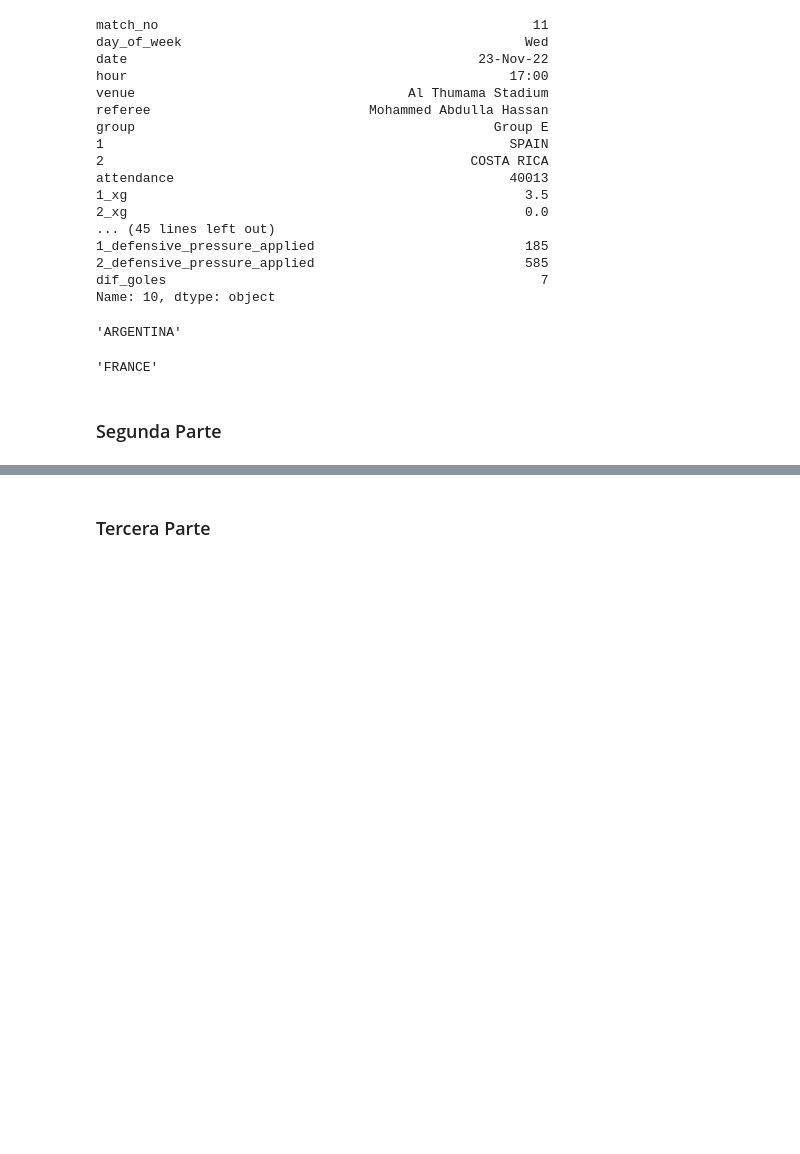
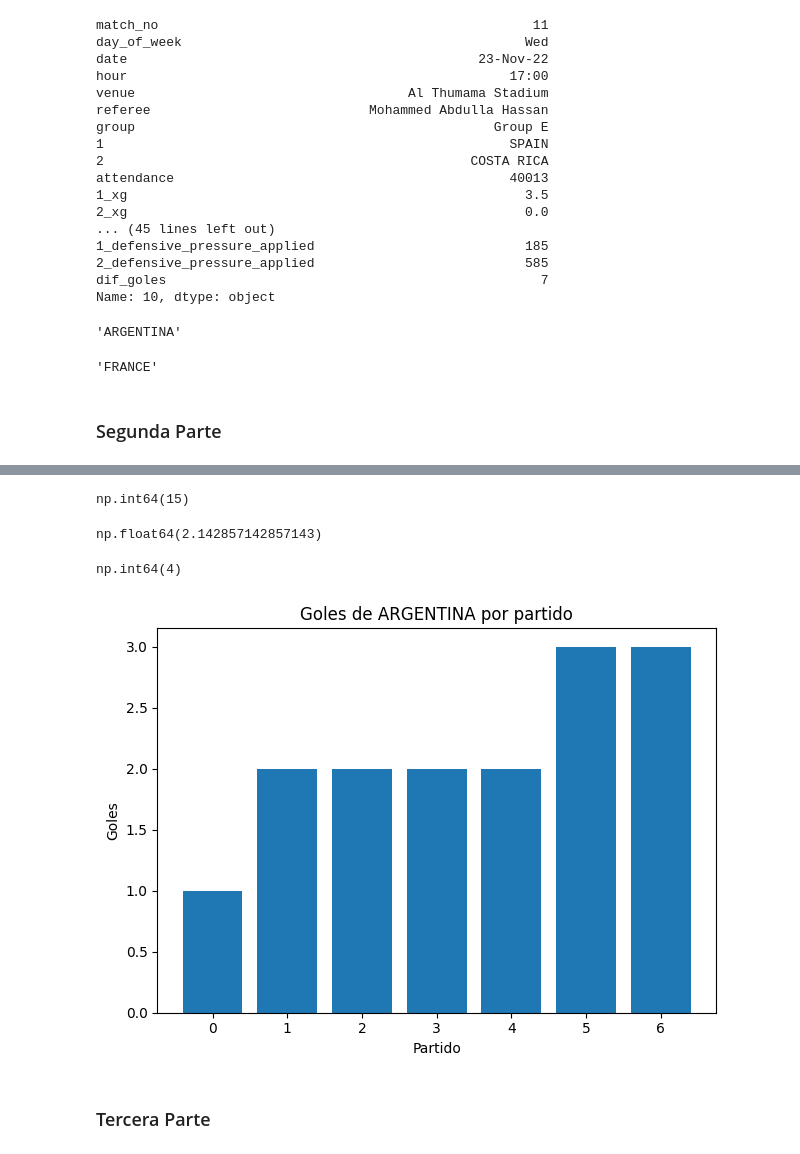
Before and after one commit to ORT-Shulian-Software/mundial-qatar-2022-Martinesteso, a Jupyter notebook: mundial_qatar_2022.ipynb, the cells around one changed output, grey strips where cells are left out. Drawn from its saved outputs; the diff is of its cells as text; code cells hidden in the pictures; blank space fills up the shorter version.

```diff
--- a/mundial_qatar_2022.ipynb
+++ b/mundial_qatar_2022.ipynb
@@ -183,14 +153,15 @@ equipo : str = "ARGENTINA"
 # Seleccionar todos los partidos que jugo el equipo de "local"
 # Completar
 
-filtroLocal : pd.Series =
+filtroLocal : pd.Series = mundial["1"] == equipo
 # %%
 # Seleccionar todos los partidos que jugo el equipo de "visitante"
 # Completar
 
-filtroVisitante : pd.Series =
+filtroVisitante : pd.Series = mundial["2"] == equipo
 # %%
 # Seleccionar todos los partidos que jugo el equipo (de "local" o "visitante")
 # Completar
 
-partidos : pd.DataFrame =
+partidos : pd.DataFrame = mundial[filtroLocal | filtroVisitante]
+partidos
@@ -198,12 +179,26 @@ partidos : pd.DataFrame =
 # Cuantos goles hizo el equipo en total (obtener los goles metidos de local y sumarlos con los goles metidos de visitante)
 # Completar
 
-goles : int =
+goles_local = mundial.loc[filtroLocal, "1_goals"].sum()
+goles_visitante = mundial.loc[filtroVisitante, "2_goals"].sum()
+goles : int = goles_local + goles_visitante
+goles
+# %% [output]
+np.int64(15)
 # %%
 # Cuantos goles hizo el equipo en promedio
 # Completar
+
+goles / len(partidos)
+# %% [output]
+np.float64(2.142857142857143)
 # %%
 # Cuantos partidos gano el equipo
 # Completar
 
-ganados : int =
+ganados_local = ((mundial["1"] == equipo) & (mundial["1_goals"] > mundial["2_goals"])).sum()
+ganados_visitante = ((mundial["2"] == equipo) & (mundial["2_goals"] > mundial["1_goals"])).sum()
+ganados : int = ganados_local + ganados_visitante
+ganados
+# %% [output]
+np.int64(4)
@@ -215,3 +205,23 @@ fig, ax = plt.subplots()
+# %%
+# Graficar los goles hechos por el equipo en cada partido
+
+goles_por_partido = []
+for _, row in partidos.iterrows():
+    if row["1"] == equipo:
+        goles_por_partido.append(row["1_goals"])
+    else:
+        goles_por_partido.append(row["2_goals"])
+
+fig, ax = plt.subplots()
+ax.bar(range(len(partidos)), goles_por_partido)
+ax.set_xlabel("Partido")
+ax.set_ylabel("Goles")
+ax.set_title(f"Goles de {equipo} por partido")
+plt.tight_layout()
+plt.show()
+# Completar
+# %% [output]
+[figure, added]
 # %% [markdown]
 ### Tercera Parte
 # %%
```
Also changed, not shown: parts of 15 cells of this notebook.
